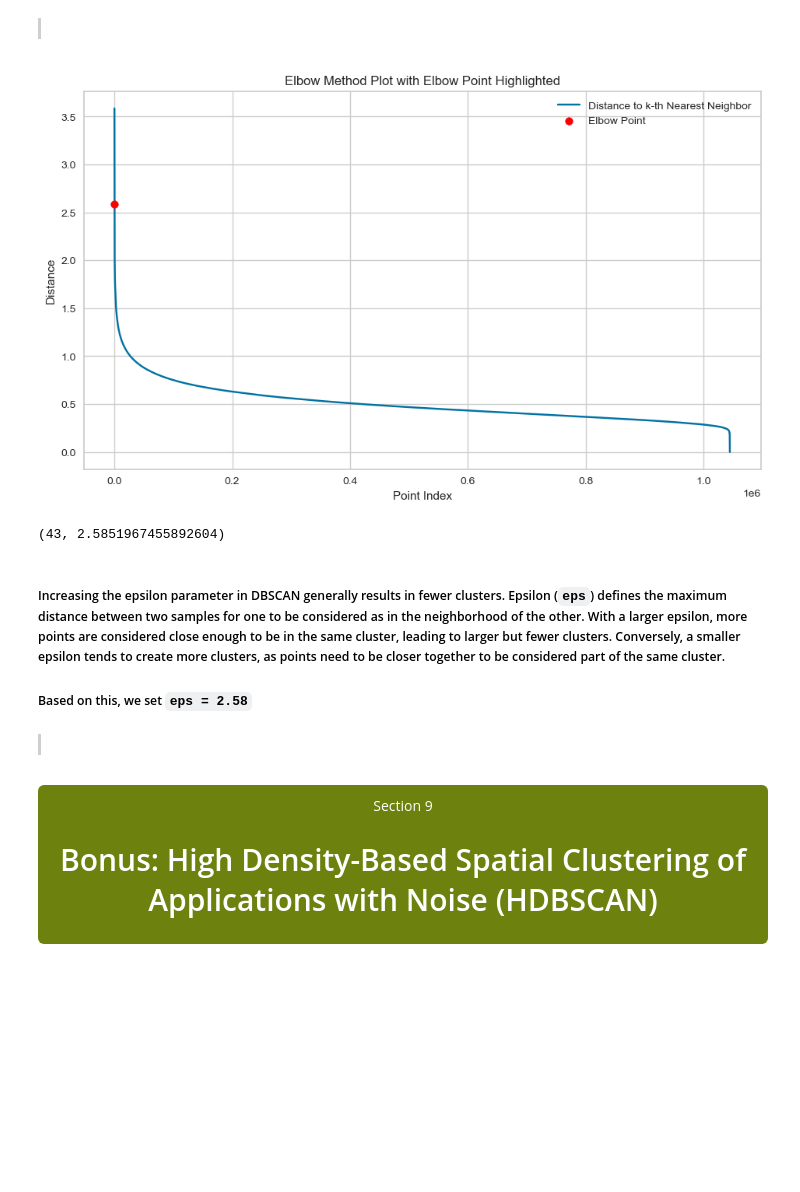
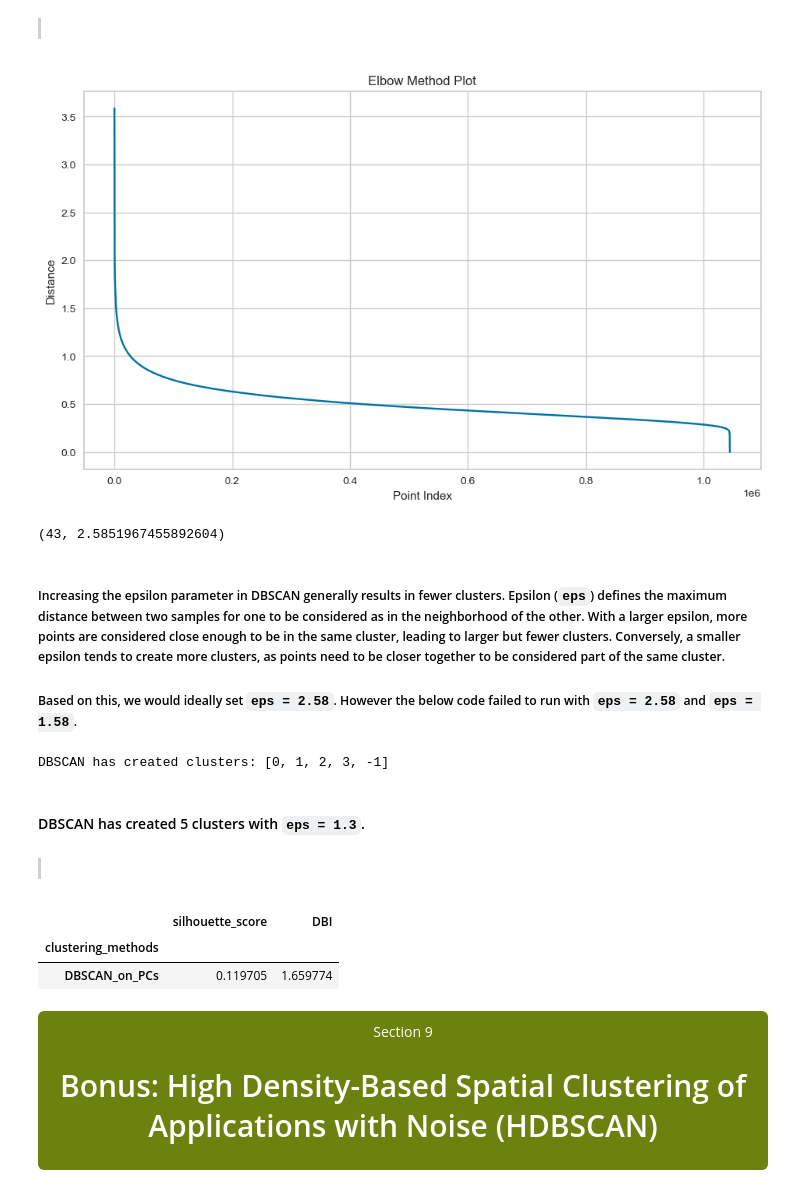
Before and after one commit to maxheijmans/AIM4B_Group1, a Jupyter notebook: BankTransactions/EDA_BankTransactions.ipynb, the cells around one changed output. Drawn from its saved outputs; the diff is of its cells as text; code cells hidden in the pictures; blank space fills up the shorter version.

```diff
--- a/BankTransactions/EDA_BankTransactions.ipynb
+++ b/BankTransactions/EDA_BankTransactions.ipynb
@@ -930,65 +931,75 @@ dbscan has created clusters: [0, 1, 2, 3, 4, 5, 6, 7, 8, 9, 10, 11, 12, 13, 14,
 # %%
 # This code takes ±3 minutes to run
 # Trying to find the exact point in the elbow plot where the rate of decrease sharply changes
 
 from sklearn.neighbors import NearestNeighbors
 from kneed import KneeLocator
 
 k = min_samples
 
 # Fitting the nearest neighbors model
 knn_fit = NearestNeighbors(n_neighbors=k).fit(pca_comps)
 distances, indices = knn_fit.kneighbors(pca_comps)
 further_neighbor = distances[:, -1]
 further_neighbor[::-1].sort()
 
 # Using the KneeLocator to find the elbow point with adjusted sensitivity
 # Increase the sensitivity by decreasing the S parameter
 knee = KneeLocator(range(len(further_neighbor)), further_neighbor, curve='convex', direction='decreasing', S=0.001)
 
 # Plotting the elbow plot
 plt.figure(figsize=(10, 6))
 plt.plot(further_neighbor, label='Distance to k-th Nearest Neighbor')
 plt.xlabel('Point Index')
 plt.ylabel('Distance')
 plt.grid(True)
-
-# If an elbow is detected, highlight it
-if knee.knee:
-    plt.scatter(knee.knee, further_neighbor[knee.knee], color='red', label='Elbow Point', zorder=3)
-    plt.legend()
-
-plt.title('Elbow Method Plot with Elbow Point Highlighted')
+plt.title('Elbow Method Plot')
 plt.show()
 
 # Return the knee point for reference
 knee.knee, further_neighbor[knee.knee] if knee.knee else None
 # %% [output]
-[figure, old version]
+[figure, new version]
 (43, 2.5851967455892604)
 # %% [markdown]
 ##### Increasing the epsilon parameter in DBSCAN generally results in fewer clusters. Epsilon (`eps`) defines the maximum distance between two samples for one to be considered as in the neighborhood of the other. With a larger epsilon, more points are considered close enough to be in the same cluster, leading to larger but fewer clusters. Conversely, a smaller epsilon tends to create more clusters, as points need to be closer together to be considered part of the same cluster.
-##### Based on this, we set `eps = 2.58`
+##### Based on this, we would ideally set `eps = 2.58`. However the below code failed to run with `eps = 2.58` and `eps = 1.58`.
 # %%
-# # This code failed to run, error message: Kernel crashed
-# # DBSCAN final model building
-# dbscan = DBSCAN(eps = 2.58, min_samples = min_samples)
-# db_clusters_PCs = dbscan.fit_predict(pca_comps)
-# print('DBSCAN has created clusters:', list(set(db_clusters_PCs)))
+# >>> This code failed to run with eps = 2.58 and eps = 1.58 <<<
+# >>> This code with eps = 1.2 takes ±110 minutes to run <<<
+# >>> This code with eps = 1.3 takes ±160 minutes to run <<<
+# DBSCAN final model building
+dbscan = DBSCAN(eps = 1.3, min_samples = min_samples)
+db_clusters_PCs = dbscan.fit_predict(pca_comps)
+print('DBSCAN has created clusters:', list(set(db_clusters_PCs)))
+# %% [output]
+DBSCAN has created clusters: [0, 1, 2, 3, -1]
+# %% [markdown]
+#### DBSCAN has created 5 clusters with `eps = 1.3`.
 # %% [markdown]
 > <font color='white' style='font-size: 15px;'><b>DBI scores for DBSCAN clustering</b></font>
 # %%
-# # Because the above code failed to run, this code is non-effective either
-# # Metrics from DBSCAN final model
-# sc.append(metrics.silhouette_score(pca_comps, db_clusters_PCs, metric='euclidean'))
-# dbi.append(metrics.davies_bouldin_score(pca_comps, db_clusters_PCs))
-# clusteting_methods.append('DBSCAN_on_PCs')
+# >>> This code takes ±200 minutes to run <<<
+from sklearn import metrics
+sc = []
+dbi = []
 
-# # Creating a pandas dataframe
-# d = {'silhouette_score': sc, 'DBI': dbi, 'clusteting_methods':clusteting_methods}
-# df_metrics = pd.DataFrame(d)
-# df_metrics.set_index('clusteting_methods', inplace = True)
-# df_metrics
+# Metrics from DBSCAN final model
+sc.append(metrics.silhouette_score(pca_comps, db_clusters_PCs, metric='euclidean'))
+dbi.append(metrics.davies_bouldin_score(pca_comps, db_clusters_PCs))
+
+# Define clustering methods
+clustering_methods = ['DBSCAN_on_PCs']
+
+# Creating a pandas dataframe
+d = {'silhouette_score': sc, 'DBI': dbi, 'clustering_methods':clustering_methods}
+df_metrics = pd.DataFrame(d)
+df_metrics.set_index('clustering_methods', inplace = True)
+df_metrics
+# %% [output]
+|  | silhouette_score | DBI |
+| clustering_methods |  |  |
+| DBSCAN_on_PCs | 0.119705 | 1.659774 |
 # %% [markdown]
 <div style="position: relative; background: #6d810f; color: white; padding: 10px 15px; text-align: center; border-radius: 6px;">
     <span style="position: absolute; left: -25px; top: 10px; transform: rotate(-45deg); background: #6d810f; padding: 5px 10px; border-radius: 3px;">Section 9</span>
```
Also changed, not shown: parts of 14 cells of this notebook.
